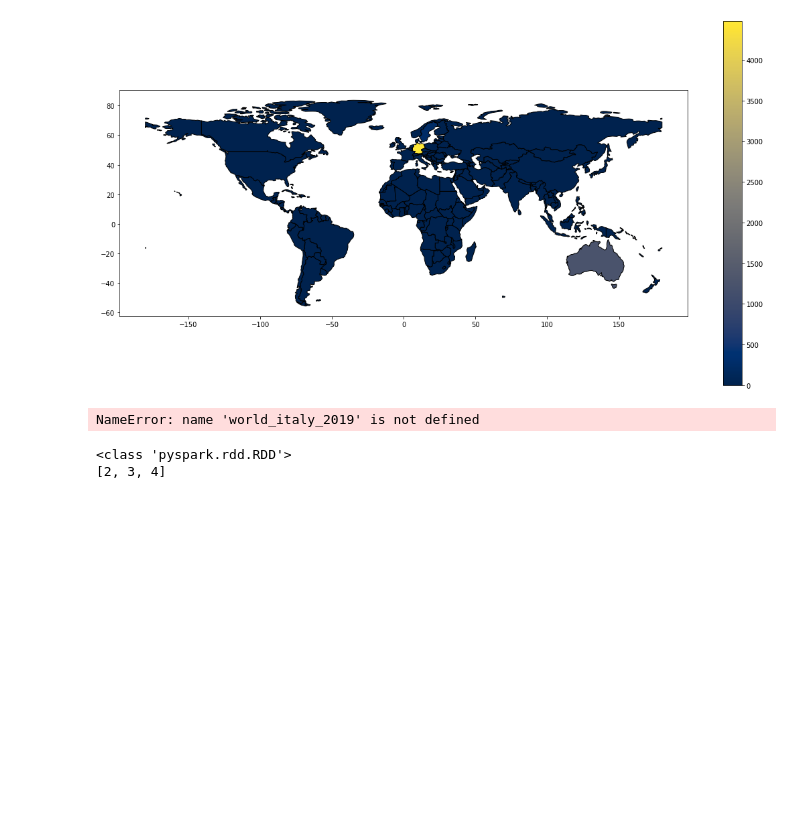
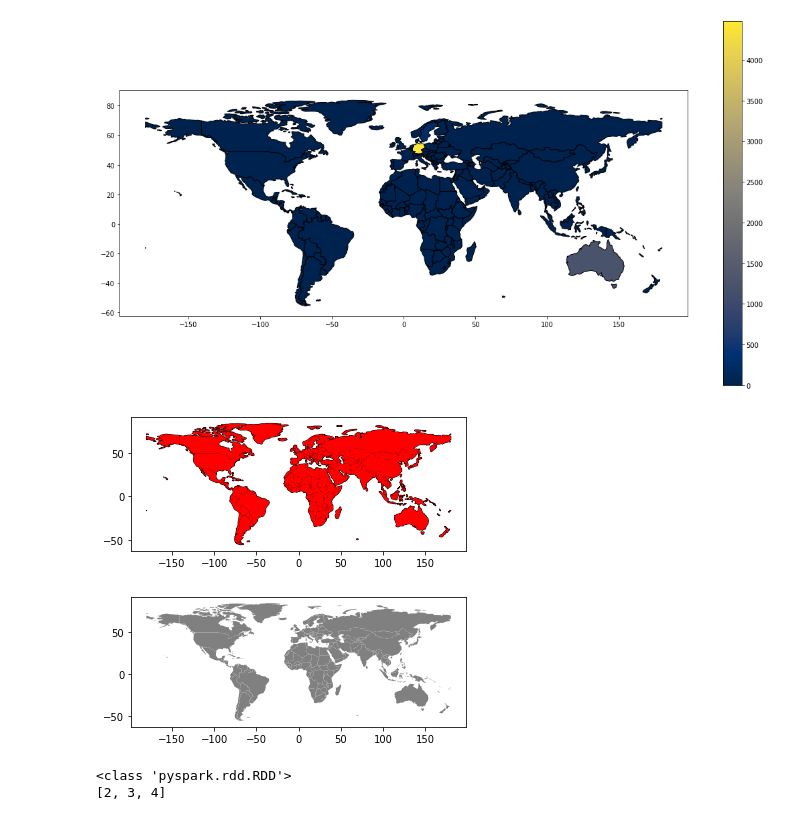
Before and after one commit to DaniloNunesMelo/Dan_Portfolio_Code, a Jupyter notebook: spark-data-analysis/Inter-Migr-Flows-Italy/AppDan - Italy International Migration.ipynb, the cells around one changed output. Cells and saved outputs as stored; diff of their text form; code cells hidden in the pictures; blank space fills up the shorter version.

```diff
--- a/spark-data-analysis/Inter-Migr-Flows-Italy/AppDan - Italy International Migration.ipynb
+++ b/spark-data-analysis/Inter-Migr-Flows-Italy/AppDan - Italy International Migration.ipynb
@@ -587,19 +649,21 @@ world_italy_2019.plot(column='Value',
 # %% [output]
 [figure]
 # %%
-world_italy_2019.plot(marker='*', color='green', markersize=5);
+fig, ax = plt.subplots()
+
+world_italy_2019.plot(marker='*', color='grey', markersize=5);
 
 world_italy_2019 = world_italy_2019.to_crs(world.crs)
 
-fig, ax = plt.subplots()
+ax.set_aspect('equal')
+world.plot(ax=ax, color='white', edgecolor='black')
 
-ax.set_aspect('equal')
-
-world.plot(ax=ax, color='white', edgecolor='black')
 world_italy_2019.plot(ax=ax, marker='o', color='red', markersize=5)
+plt.axis('scaled')
 plt.show();
 # %% [output]
-NameError: name 'world_italy_2019' is not defined
+[figure, added]
+[figure, added]
 # %%
 rdd = sc.parallelize([2,3,4])
 print(type(rdd))
```
Also changed, not shown: parts of 28 cells of this notebook, 10 other files.
